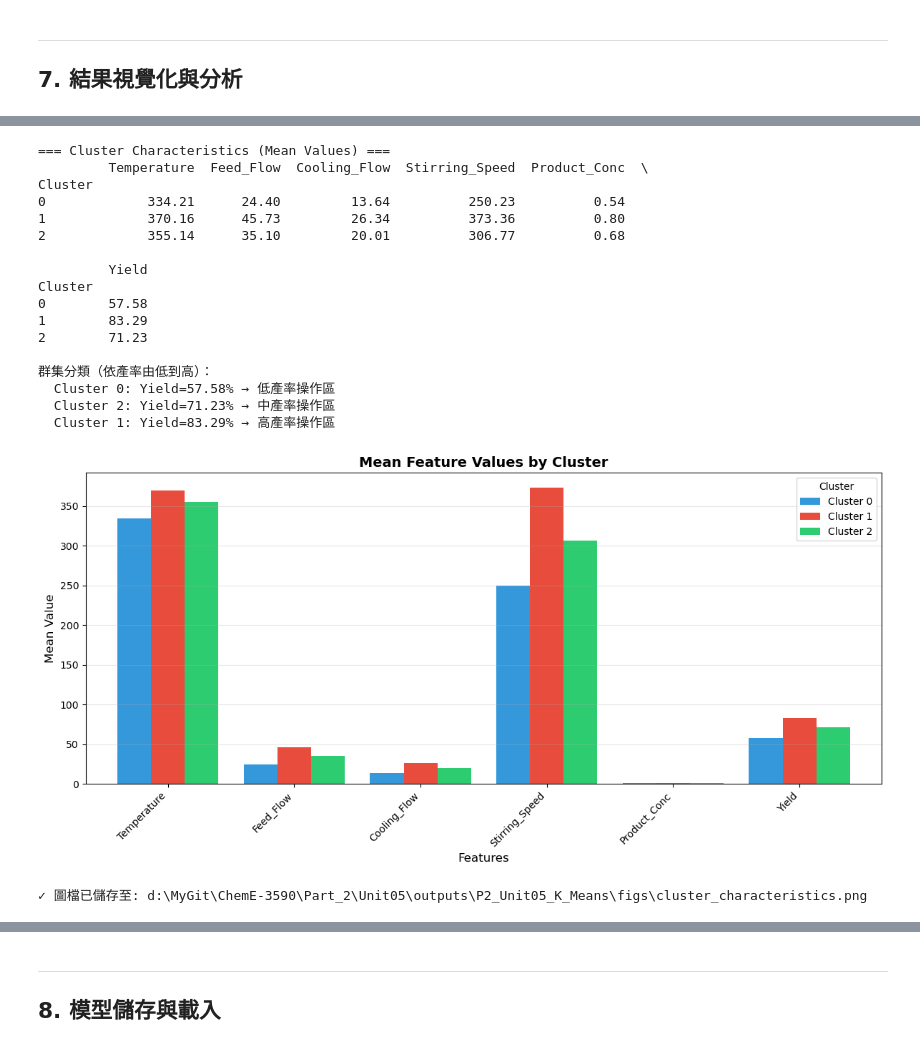
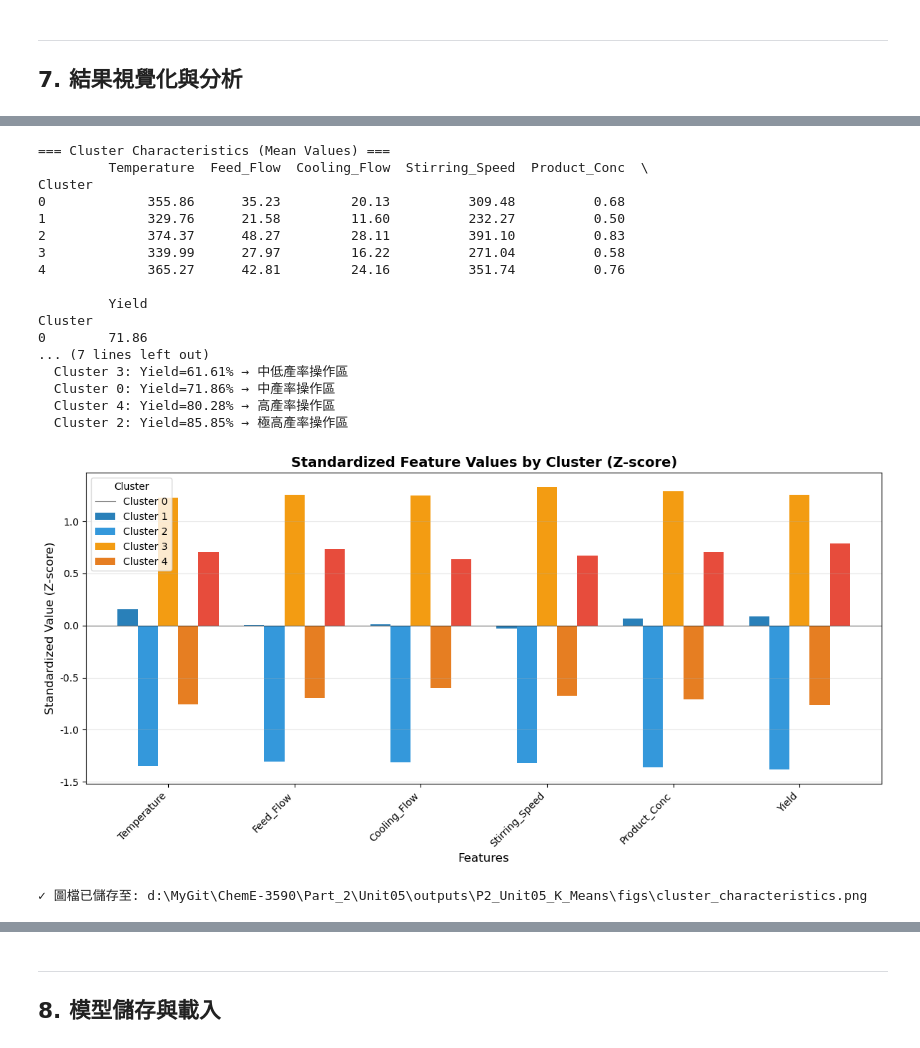
Before and after one commit to d9148408/ChemE-3590, a Jupyter notebook: Part_2/Unit05/Unit05_K_Means.ipynb, the cells around one changed output, grey strips where cells are left out. Drawn from its saved outputs; the diff is of its cells as text; code cells hidden in the pictures.

```diff
--- a/Part_2/Unit05/Unit05_K_Means.ipynb
+++ b/Part_2/Unit05/Unit05_K_Means.ipynb
@@ -790,6 +884,7 @@ Cluster 2: 143 samples (23.8%)
 ---
 ## 7. 結果視覺化與分析
 # %%
+
 # 視覺化：2D 散點圖（溫度 vs 產率）
 fig, axes = plt.subplots(1, 2, figsize=(16, 6))
 
@@ -844,16 +939,12 @@ plt.savefig(FIG_DIR / 'clustering_results_2d.png', dpi=300, bbox_inches='tight')
 plt.show()
 
 print(f"✓ 圖檔已儲存至: {FIG_DIR / 'clustering_results_2d.png'}")
-print(f"\n觀察: 由於真實有5個模式但算法識別出{optimal_k}個群集，")
-print("      可以看到演算法將部分相近的模式合併了。")
+print(f"\n觀察: 算法識別出 {optimal_k} 個群集，與真實操作模式數（5種）相同，")
+print("      左圖（預測）與右圖（真實）的分布模式高度吻合，")
+print("      驗證了手肘法視覺判斷 K=5 的合理性。")
 print(f"\n群集對應關係（基於群集中心的 Yield 值）：")
 for i in range(optimal_k):
     yield_val = centers_original[i, 5]
-    if yield_val > 80:
-        category = "高產率群"
-    elif yield_val > 65:
-        category = "中產率群"
-    else:
-        category = "低產率群"
-    print(f"  Cluster {i}: Yield={yield_val:.1f}% ({category})")
+    cat, _ = categorize_cluster(yield_val, yield_vals)
+    print(f"  Cluster {i}: Yield={yield_val:.1f}% → {cat}")
 # %% [output]
@@ -870,57 +964,62 @@ for i in range(optimal_k):
 # %%
+
 # 分析各群集的統計特性
 df_analysis = df.copy()
 df_analysis['Cluster'] = labels_pred
 
 print("=== Cluster Characteristics (Mean Values) ===")
 cluster_stats = df_analysis.groupby('Cluster')[features].mean()
 print(cluster_stats.round(2))
 
-# 根據 Yield 排序並標註群集類型
+# 根據 Yield 排序並標註群集類型（使用群集中心 Yield 確保分類一致）
 cluster_yields = cluster_stats['Yield'].sort_values()
 print(f"\n群集分類（依產率由低到高）：")
 for cluster_id, yield_val in cluster_yields.items():
-    if yield_val > 80:
-        category = "高產率操作區"
-    elif yield_val > 65:
-        category = "中產率操作區"
-    else:
-        category = "低產率操作區"
-    print(f"  Cluster {cluster_id}: Yield={yield_val:.2f}% → {category}")
+    # 使用群集中心的 Yield 值（而非資料統計均值）進行分類，避免浮點精度問題
+    cat, _ = categorize_cluster(centers_original[cluster_id, 5], yield_vals)
+    print(f"  Cluster {cluster_id}: Yield={yield_val:.2f}% → {cat}")
 
-# 視覺化群集特徵
+# 視覺化群集特徵：使用標準化群集中心（Z-score）以對比各特徵的相對差異
+# 避免不同特徵量級差異（如 Temperature~350 vs Product_Conc~0.6）導致某些特徵不可見
+cluster_colors = ['#2980b9', '#3498db', '#f39c12', '#e67e22', '#e74c3c']
+centers_scaled_viz = pd.DataFrame(
+    kmeans_final.cluster_centers_,
+    columns=features,
+    index=[f'Cluster {i}' for i in range(optimal_k)]
+)
 fig, ax = plt.subplots(figsize=(12, 6))
-cluster_stats.T.plot(kind='bar', ax=ax, width=0.8, color=['#3498db', '#e74c3c', '#2ecc71'])
-ax.set_title('Mean Feature Values by Cluster', fontsize=14, fontweight='bold')
+centers_scaled_viz.T.plot(kind='bar', ax=ax, width=0.8, color=cluster_colors)
+ax.axhline(y=0, color='black', linewidth=0.8, linestyle='-', alpha=0.5)
+ax.set_title('Standardized Feature Values by Cluster (Z-score)', fontsize=14, fontweight='bold')
 ax.set_xlabel('Features', fontsize=12)
-ax.set_ylabel('Mean Value', fontsize=12)
+ax.set_ylabel('Standardized Value (Z-score)', fontsize=12)
 ax.set_xticklabels(ax.get_xticklabels(), rotation=45, ha='right')
 ax.legend(title='Cluster', labels=[f'Cluster {i}' for i in range(optimal_k)])
 ax.grid(axis='y', alpha=0.3)
 plt.tight_layout()
 plt.savefig(FIG_DIR / 'cluster_characteristics.png', dpi=300, bbox_inches='tight')
 plt.show()
 
 print(f"\n✓ 圖檔已儲存至: {FIG_DIR / 'cluster_characteristics.png'}")
 # %% [output]
 === Cluster Characteristics (Mean Values) ===
          Temperature  Feed_Flow  Cooling_Flow  Stirring_Speed  Product_Conc  \
 Cluster
-0             334.21      24.40         13.64          250.23          0.54
-1             370.16      45.73         26.34          373.36          0.80
-2             355.14      35.10         20.01          306.77          0.68
+0             355.86      35.23         20.13          309.48          0.68
+1             329.76      21.58         11.60          232.27          0.50
+2             374.37      48.27         28.11          391.10          0.83
+3             339.99      27.97         16.22          271.04          0.58
+4             365.27      42.81         24.16          351.74          0.76
 
          Yield
 Cluster
-0        57.58
-1        83.29
-2        71.23
-
-群集分類（依產率由低到高）：
-  Cluster 0: Yield=57.58% → 低產率操作區
-  Cluster 2: Yield=71.23% → 中產率操作區
-  Cluster 1: Yield=83.29% → 高產率操作區
+0        71.86
+... (7 lines left out)
+  Cluster 3: Yield=61.61% → 中低產率操作區
+  Cluster 0: Yield=71.86% → 中產率操作區
+  Cluster 4: Yield=80.28% → 高產率操作區
+  Cluster 2: Yield=85.85% → 極高產率操作區
-[figure, old version]
+[figure, new version]
 ✓ 圖檔已儲存至: d:\MyGit\ChemE-3590\Part_2\Unit05\outputs\P2_Unit05_K_Means\figs\cluster_characteristics.png
 # %%
 # 輪廓圖 (Silhouette Plot)：詳細視覺化各樣本的輪廓係數
```
Also changed, not shown: parts of 13 cells of this notebook, 23 other files.
